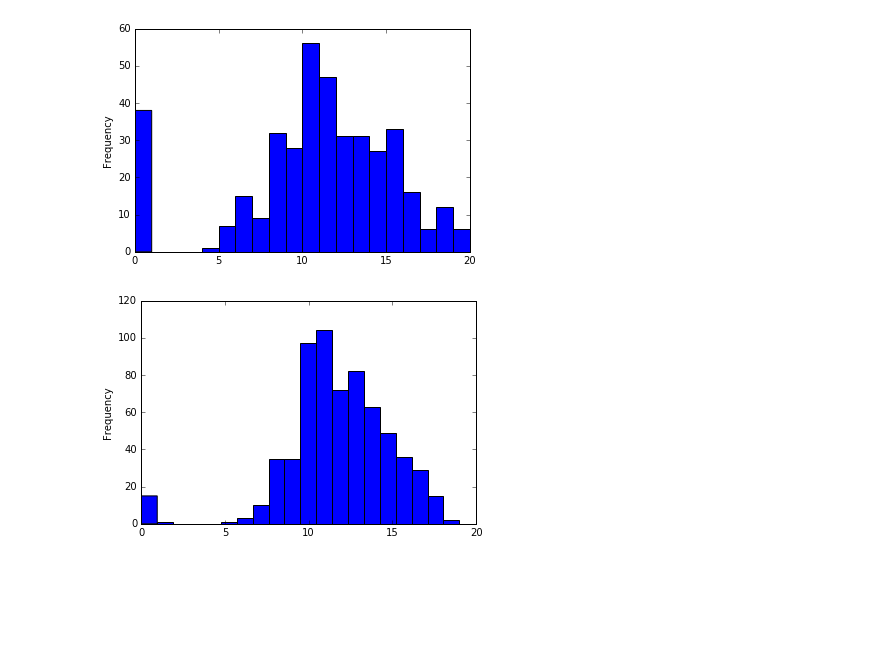
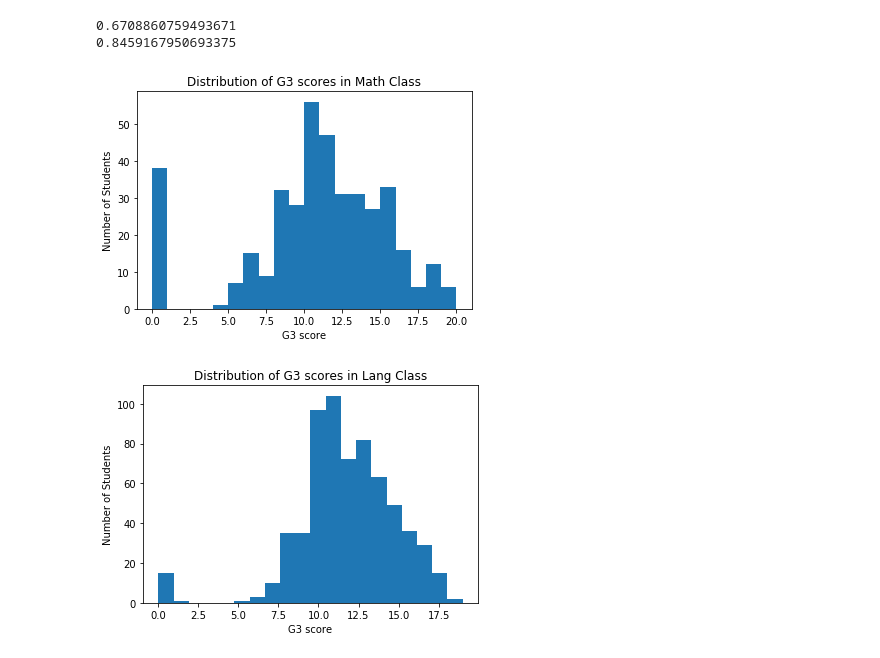
Before and after one commit to nkoul1/Springboard, a Jupyter notebook: Capstone_Project_1/Random Forrest Model attempt 1.ipynb, the cells around one changed output. Drawn from its saved outputs; the diff is of its cells as text; code cells hidden in the pictures; blank space fills up the shorter version.

```diff
--- a/Capstone_Project_1/Random Forrest Model attempt 1.ipynb
+++ b/Capstone_Project_1/Random Forrest Model attempt 1.ipynb
@@ -4,43 +42,61 @@ import numpy as np
 import itertools
 import matplotlib.pyplot as plt
 import scipy.stats as stats
+import sklearn.metrics as metrics
+from sklearn.metrics import classification_report
 from sklearn.metrics import confusion_matrix
 from sklearn.cross_validation import train_test_split
 from sklearn.ensemble import RandomForestClassifier
+from sklearn.model_selection import GridSearchCV
+from sklearn.model_selection import RandomizedSearchCV
 %matplotlib inline
 
 #importing data
 df_math = pd.read_csv('data/student-mat.csv',delimiter = ';',header=0)
 df_lang = pd.read_csv('data/student-por.csv',delimiter= ';',header=0)
 
 #creating pass/fail column for G3 scores >= 10
 #These columns will act as our labels 1 for pass 0 for fail
 y_math = [1 if i >= 10 else 0 for i in df_math['G3']]
 y_lang = [1 if i >= 10 else 0 for i in df_lang['G3']]
 
+print np.sum(y_math) / float(len(y_math))
+print np.sum(y_lang) / float(len(y_lang))
+
+
 #turning lists into series for later manipulation
 y_math = pd.Series(y_math)
 y_lang = pd.Series(y_lang)
 
 #remove the G1, G2, and G3 columns from the original df's to create df with feature data only
 #it was noted that G1 and G2 scores were very good indicators of G3 scores but we want to be able to predict performance without any testing data
-df_math_X = df_math.drop(['G1','G2','G3'], axis = 1)
-df_lang_X = df_lang.drop(['G1','G2','G3'], axis = 1)
+df_math_X_no_dummy = df_math.drop(['G1','G2','G3'], axis = 1)
+df_lang_X_no_dummy = df_lang.drop(['G1','G2','G3'], axis = 1)
 
 #create dummy variables for features like Gender and drop the first dummy column to elimintae duplicates in data
-df_math_X = pd.get_dummies(df_math_X, drop_first = True)
-df_lang_X = pd.get_dummies(df_lang_X, drop_first = True)
+df_math_X = pd.get_dummies(df_math_X_no_dummy, drop_first = True)
+df_lang_X = pd.get_dummies(df_lang_X_no_dummy, drop_first = True)
+
+
 
 #plotting distribution of G3 scores
 plt.figure()
-df_math['G3'].plot.hist(bins=20)
+_ = df_math['G3'].plot.hist(bins=20)
+_ = plt.xlabel('G3 score')
+_ = plt.ylabel('Number of Students')
+_ = plt.title('Distribution of G3 scores in Math Class')
 plt.figure()
 df_lang['G3'].plot.hist(bins=20)
+_ = plt.xlabel('G3 score')
+_ = plt.ylabel('Number of Students')
+_ = plt.title('Distribution of G3 scores in Lang Class')
 
 plt.show()
 # %% [output]
+0.6708860759493671
+0.8459167950693375
-[figure, old version]
+[figure, new version]
-[figure, old version]
+[figure, new version]
 # %%
 #copied code for plotting confusion matrix
 
```
Also changed, not shown: parts of 35 cells of this notebook.
